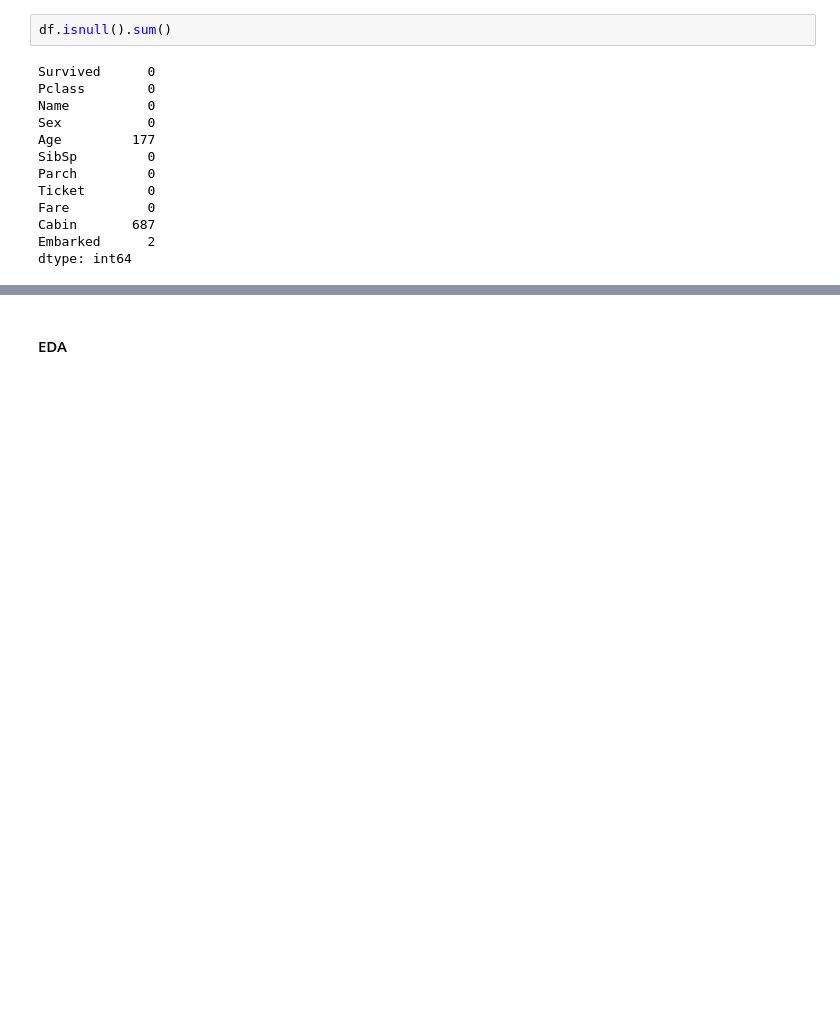
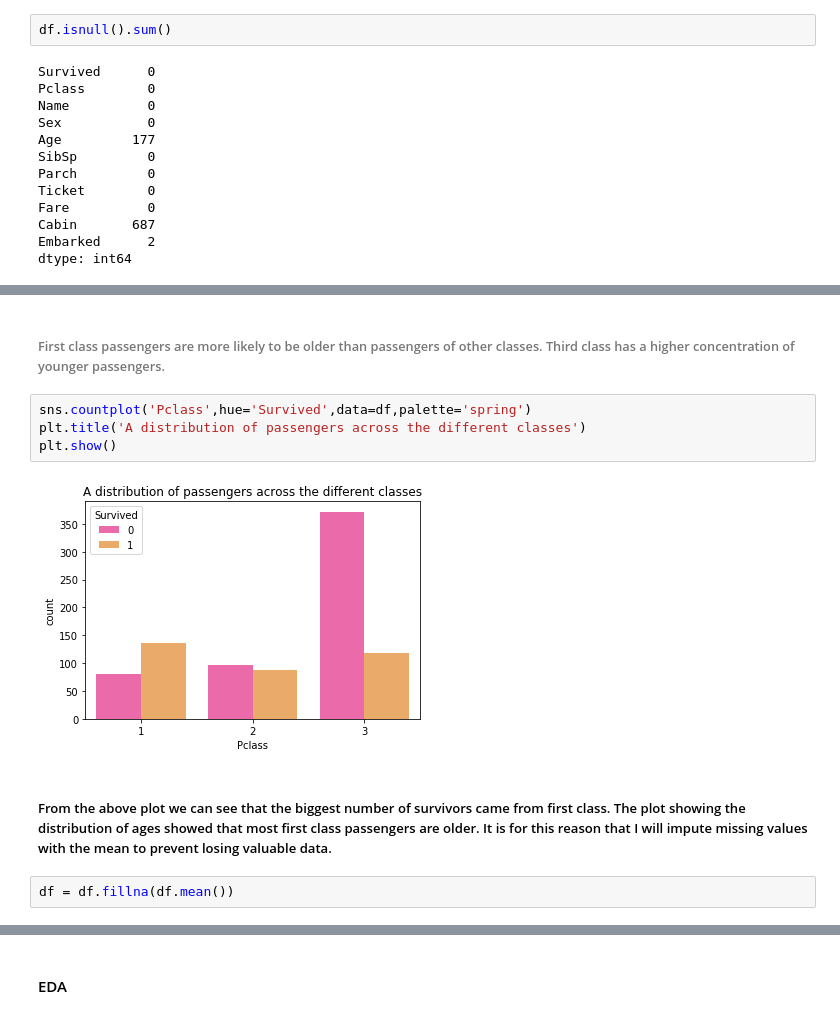
Before and after one commit to LordeUnicorn/logistic_regression, a Jupyter notebook: logistic.ipynb, the cells around one changed output, grey strips where cells are left out. Drawn from its saved outputs; the diff is of its cells as text; blank space fills up the shorter version.

```diff
--- a/logistic.ipynb
+++ b/logistic.ipynb
@@ -61,3 +70,15 @@ df.dropna(axis=1,inplace=True)
+# %% [markdown]
+###### First class passengers are more likely to be older than passengers of other classes. Third class has a higher concentration of younger passengers.
+# %%
+sns.countplot('Pclass',hue='Survived',data=df,palette='spring')
+plt.title('A distribution of passengers across the different classes')
+plt.show()
+# %% [output]
+[figure, added]
+# %% [markdown]
+##### From the above plot we can see that the biggest number of survivors came from first class. The plot showing the distribution of ages showed that most first class passengers are older. It is for this reason that I will impute missing values with the mean to prevent losing valuable data.
+# %%
+df = df.fillna(df.mean())
 # %%
 df.info()
 # %% [output]
```
Also changed, not shown: parts of 27 cells of this notebook.
